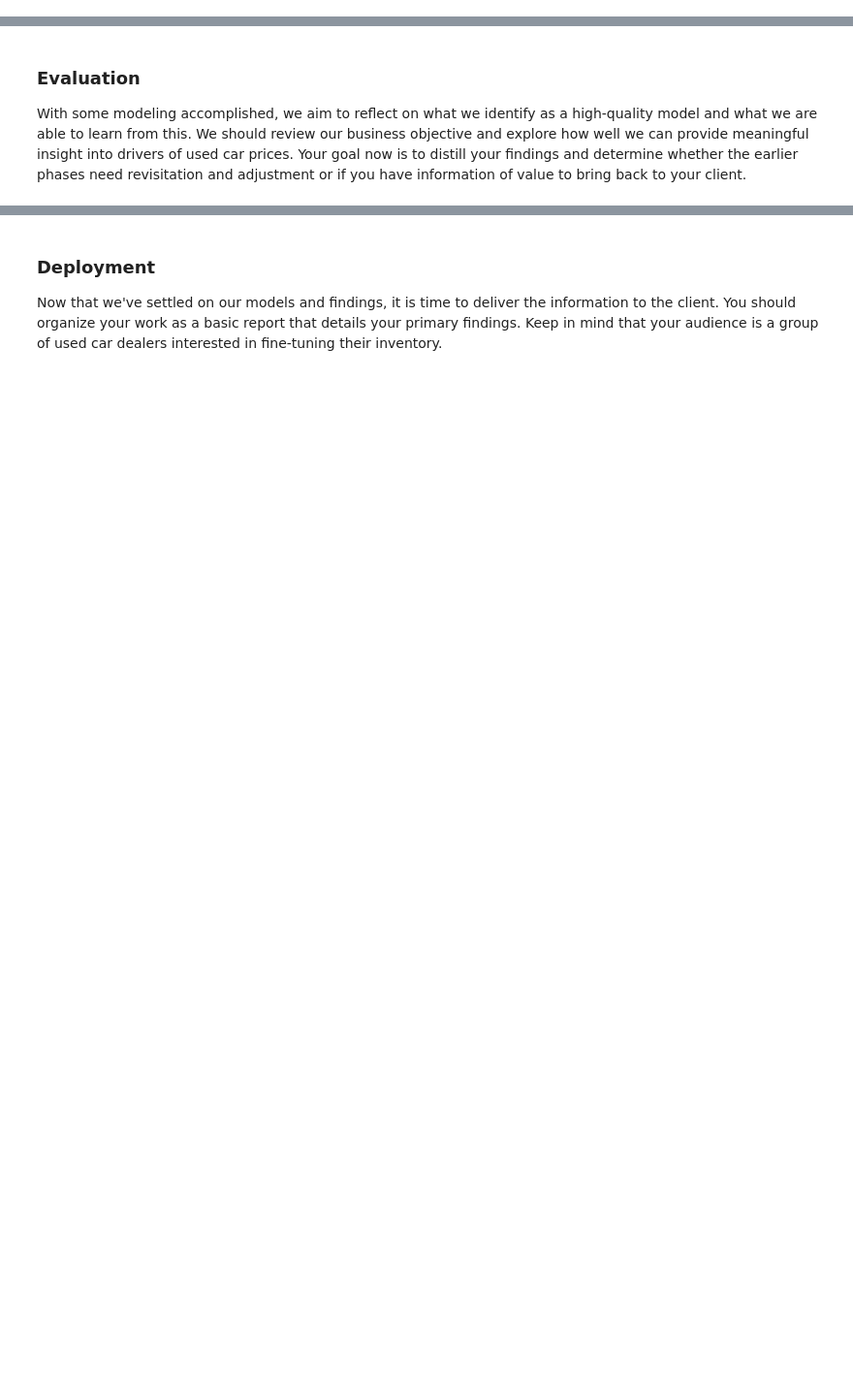
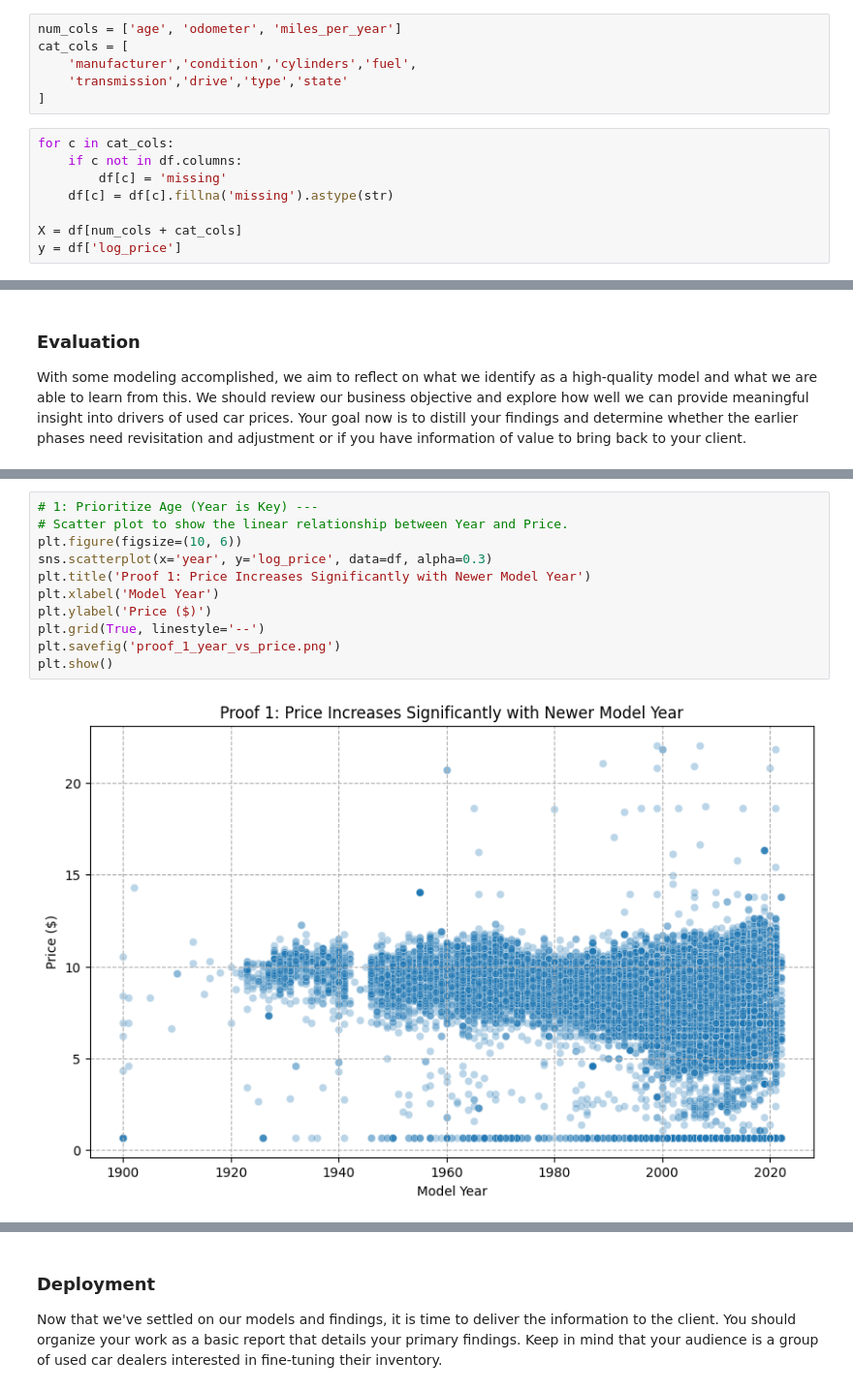
Before and after one commit to kapilsharma2411/Assignment11_1, a Jupyter notebook: PracticalApplication11_1.ipynb, the cells around one changed output, grey strips where cells are left out. Shown at 97% size. Cells and saved outputs as stored; diff of their text form; blank space fills up the shorter version.

```diff
--- a/PracticalApplication11_1.ipynb
+++ b/PracticalApplication11_1.ipynb
@@ -191,0 +198,14 @@ With your (almost?) final dataset in hand, it is now time to build some models.
+# %%
+num_cols = ['age', 'odometer', 'miles_per_year']
+cat_cols = [
+    'manufacturer','condition','cylinders','fuel',
+    'transmission','drive','type','state'
+]
+# %%
+for c in cat_cols:
+    if c not in df.columns:
+        df[c] = 'missing'
+    df[c] = df[c].fillna('missing').astype(str)
+
+X = df[num_cols + cat_cols]
+y = df['log_price']
@@ -195,0 +303,13 @@ With some modeling accomplished, we aim to reflect on what we identify as a high
+# %%
+# 1: Prioritize Age (Year is Key) ---
+# Scatter plot to show the linear relationship between Year and Price.
+plt.figure(figsize=(10, 6))
+sns.scatterplot(x='year', y='log_price', data=df, alpha=0.3)
+plt.title('Proof 1: Price Increases Significantly with Newer Model Year')
+plt.xlabel('Model Year')
+plt.ylabel('Price ($)')
+plt.grid(True, linestyle='--')
+plt.savefig('proof_1_year_vs_price.png')
+plt.show()
+# %% [output]
+[figure, added]
```
Also changed, not shown: parts of 14 cells of this notebook, 3 other files.
